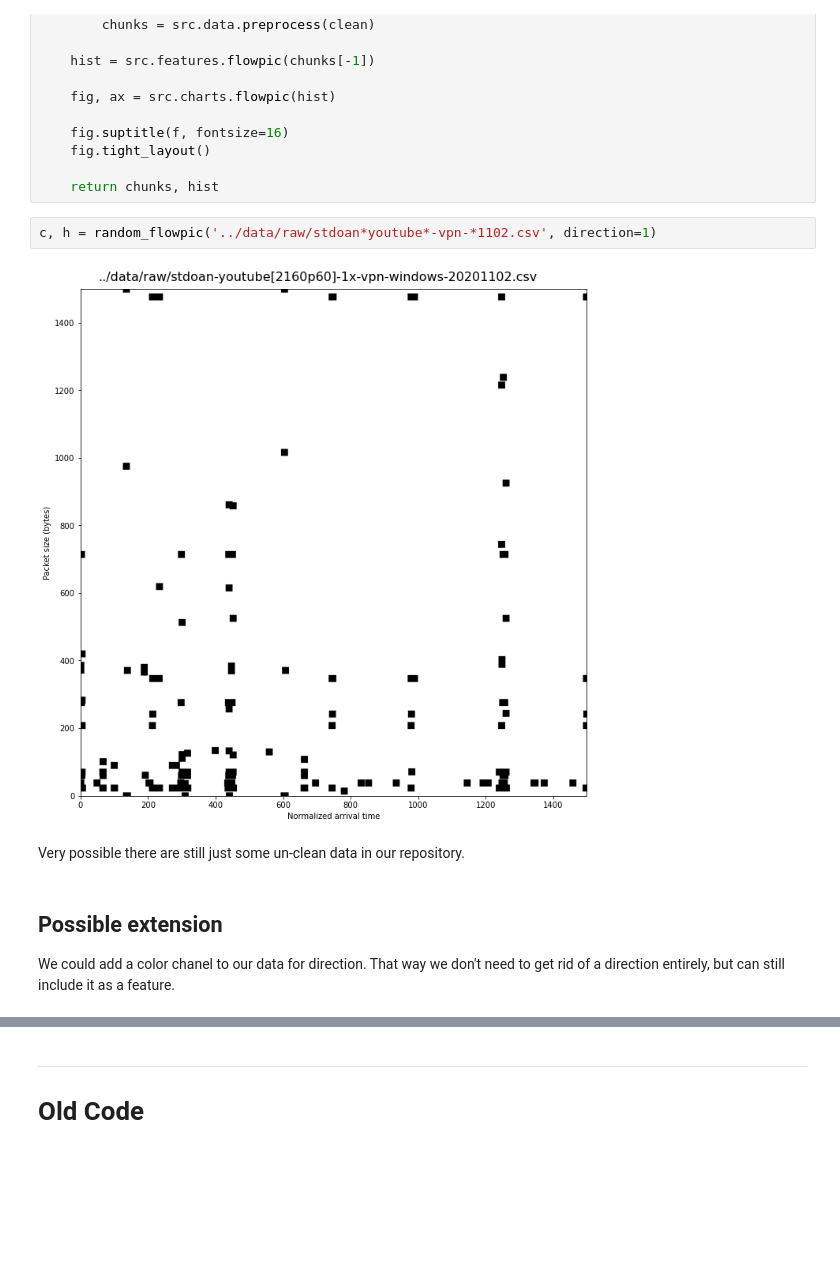
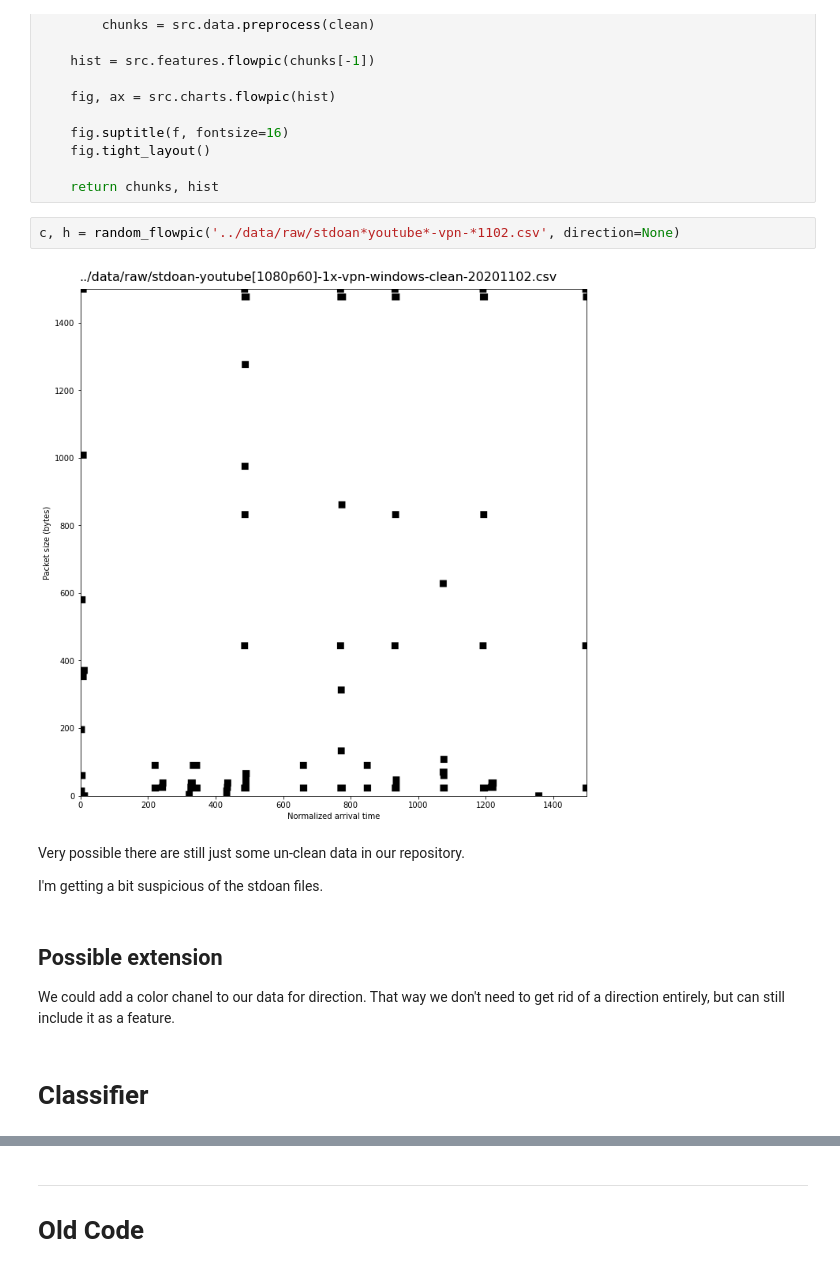
Before and after one commit to parkeraddison/flowpic-replication, a Jupyter notebook: notebooks/8_flowpic.ipynb, the cells around one changed output, grey strips where cells are left out. Cells and saved outputs as stored; diff of their text form; blank space fills up the shorter version.

```diff
--- a/notebooks/8_flowpic.ipynb
+++ b/notebooks/8_flowpic.ipynb
@@ -130,12 +149,16 @@ def random_flowpic(pattern='../data/raw/*-vpn-*', direction=None):
 
     return chunks, hist
 # %%
-c, h = random_flowpic('../data/raw/stdoan*youtube*-vpn-*1102.csv', direction=1)
+c, h = random_flowpic('../data/raw/stdoan*youtube*-vpn-*1102.csv', direction=None)
 # %% [output]
-[figure, old version]
+[figure, new version]
 # %% [markdown]
 Very possible there are still just some un-clean data in our repository.
+
+I'm getting a bit suspicious of the stdoan files.
 # %% [markdown]
 ## Possible extension
 
 We could add a color chanel to our data for direction. That way we don't need to get rid of a direction entirely, but can still include it as a feature.
+# %% [markdown]
+# Classifier
```
Also changed, not shown: parts of 17 cells of this notebook, 11 other files.
